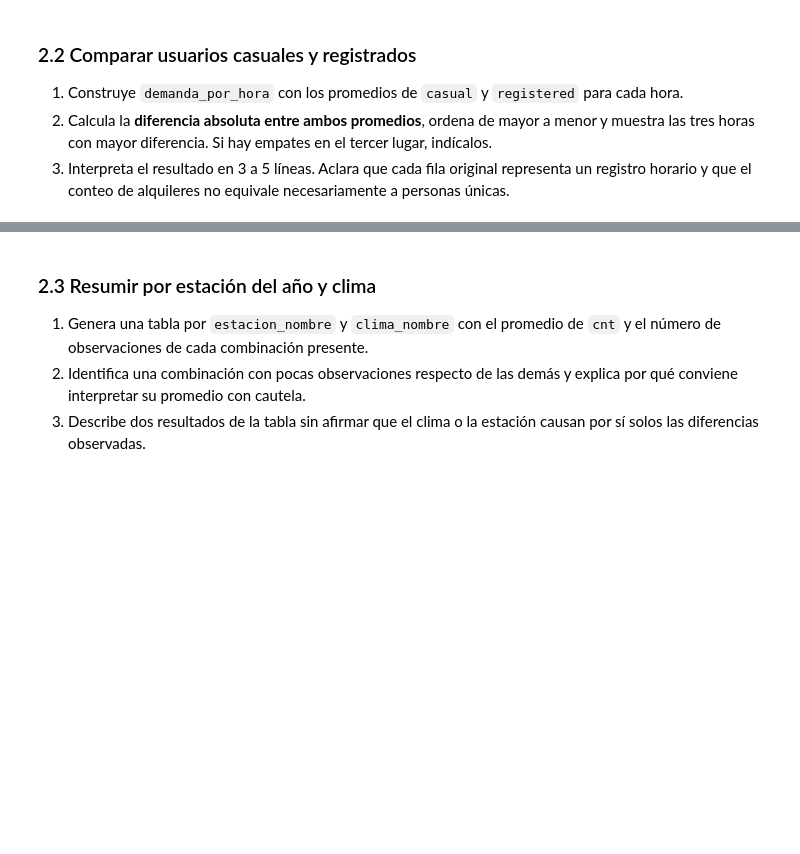
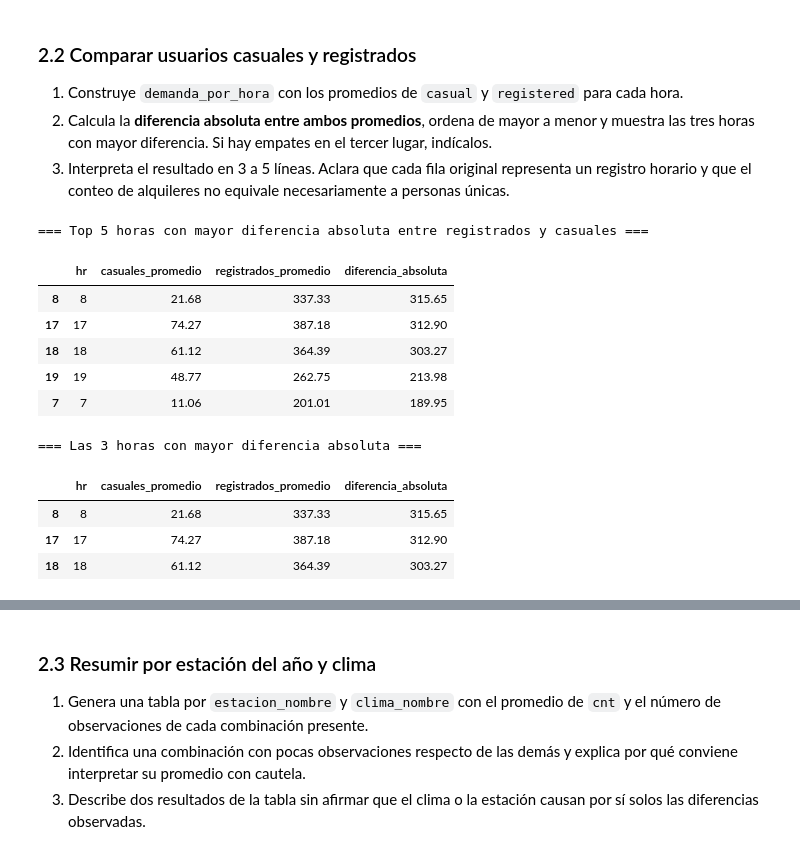
Before and after one commit to Santiago-CS/Procesamiento-de-datos, a Jupyter notebook: Modulo II/Actividad7_Generación_Enriquecimiento_Datos.ipynb, the cells around one changed output, grey strips where cells are left out. Cells and saved outputs as stored; diff of their text form; code cells hidden in the pictures; blank space fills up the shorter version.

```diff
--- a/Modulo II/Actividad7_Generación_Enriquecimiento_Datos.ipynb
+++ b/Modulo II/Actividad7_Generación_Enriquecimiento_Datos.ipynb
@@ -53,3 +228,39 @@ Carga `hour.csv` y recupera del cuaderno 3.6 las transformaciones necesarias par
 3. Interpreta el resultado en 3 a 5 líneas. Aclara que cada fila original representa un registro horario y que el conteo de alquileres no equivale necesariamente a personas únicas.
 # %%
 # Desarrolla el apartado 2.2
+
+# 1. Construir demanda_por_hora con los promedios de casual y registered
+demanda_por_hora = (
+    bicicletas
+    .groupby('hr', as_index=False, observed=True)
+    .agg(
+        casuales_promedio=('casual', 'mean'),
+        registrados_promedio=('registered', 'mean')
+    )
+)
+
+# 2. Calcular la diferencia absoluta entre ambos promedios y ordenar de mayor a menor
+demanda_por_hora['diferencia_absoluta'] = (
+    (demanda_por_hora['registrados_promedio'] - demanda_por_hora['casuales_promedio']).abs()
+)
+
+demanda_ordenada = demanda_por_hora.sort_values(by='diferencia_absoluta', ascending=False)
+
+print("=== Top 5 horas con mayor diferencia absoluta entre registrados y casuales ===")
+display(demanda_ordenada.head(5).round(2))
+
+print("\n=== Las 3 horas con mayor diferencia absoluta ===")
+display(demanda_ordenada.head(3).round(2))
+# %% [output]
+=== Top 5 horas con mayor diferencia absoluta entre registrados y casuales ===
+|  | hr | casuales_promedio | registrados_promedio | diferencia_absoluta |
+| 8 | 8 | 21.68 | 337.33 | 315.65 |
+| 17 | 17 | 74.27 | 387.18 | 312.90 |
+| 18 | 18 | 61.12 | 364.39 | 303.27 |
+| 19 | 19 | 48.77 | 262.75 | 213.98 |
+| 7 | 7 | 11.06 | 201.01 | 189.95 |
+=== Las 3 horas con mayor diferencia absoluta ===
+|  | hr | casuales_promedio | registrados_promedio | diferencia_absoluta |
+| 8 | 8 | 21.68 | 337.33 | 315.65 |
+| 17 | 17 | 74.27 | 387.18 | 312.90 |
+| 18 | 18 | 61.12 | 364.39 | 303.27 |
```
Also changed, not shown: parts of 12 cells of this notebook, 2 other files.
